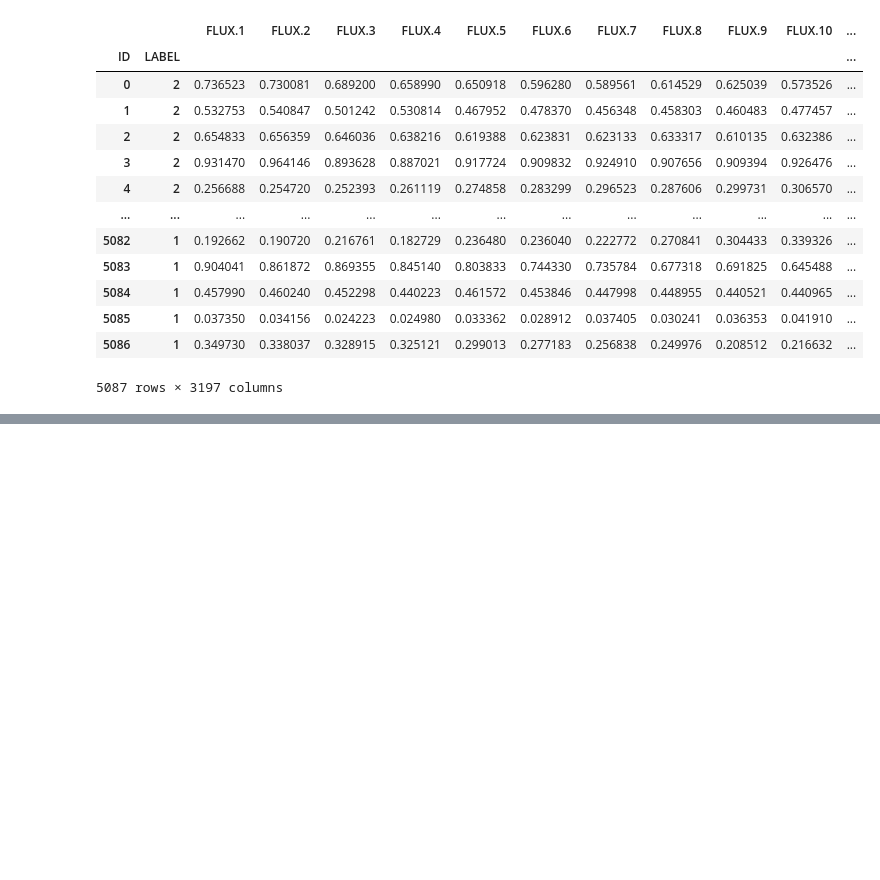
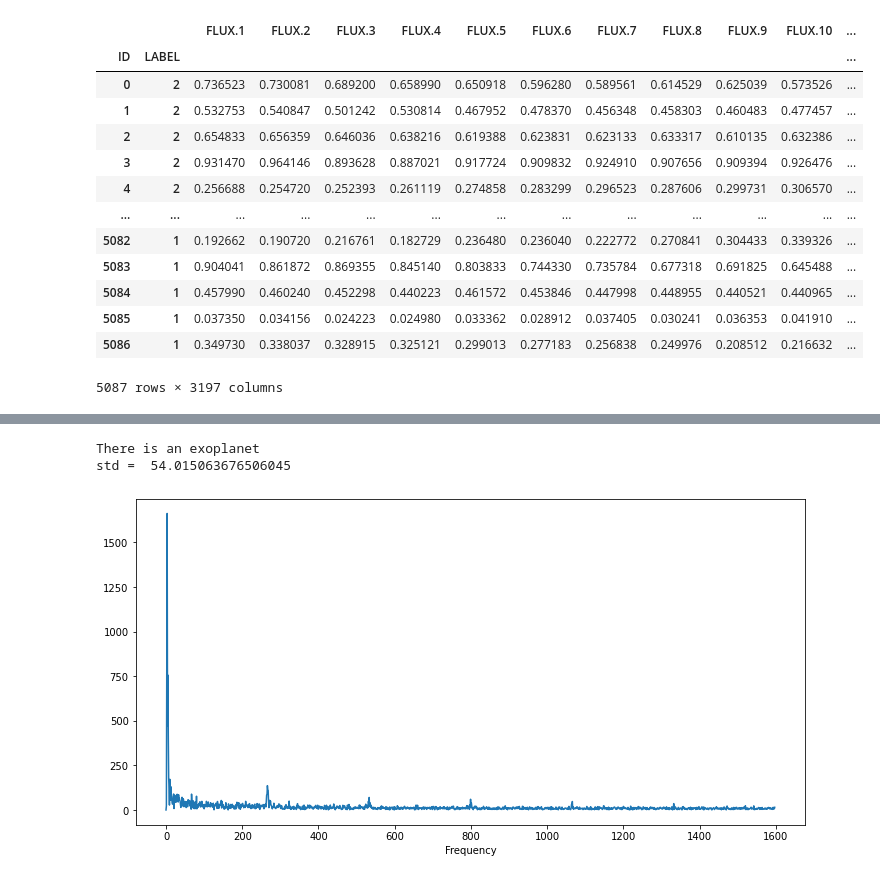
Before and after one commit to DZAlpha/ExoplanetHunting, a Jupyter notebook: exoplanets_hunting.ipynb, the cells around one changed output, grey strips where cells are left out. Cells and saved outputs as stored; diff of their text form; code cells hidden in the pictures; blank space fills up the shorter version.

Commit message:
Fourier in notebook

```diff
--- a/exoplanets_hunting.ipynb
+++ b/exoplanets_hunting.ipynb
@@ -58,0 +69,8 @@ plot_row(train_df, 2000)
+# %%
+fourier = FourierTransform(standarized_train_df, detrend = False)
+# %%
+fourier.plot_row(row_index = 5, plot_source_values = False)
+# %% [output]
+There is an exoplanet
+std =  54.015063676506045
+[figure, added]
```
Also changed, not shown: parts of 10 cells of this notebook.
